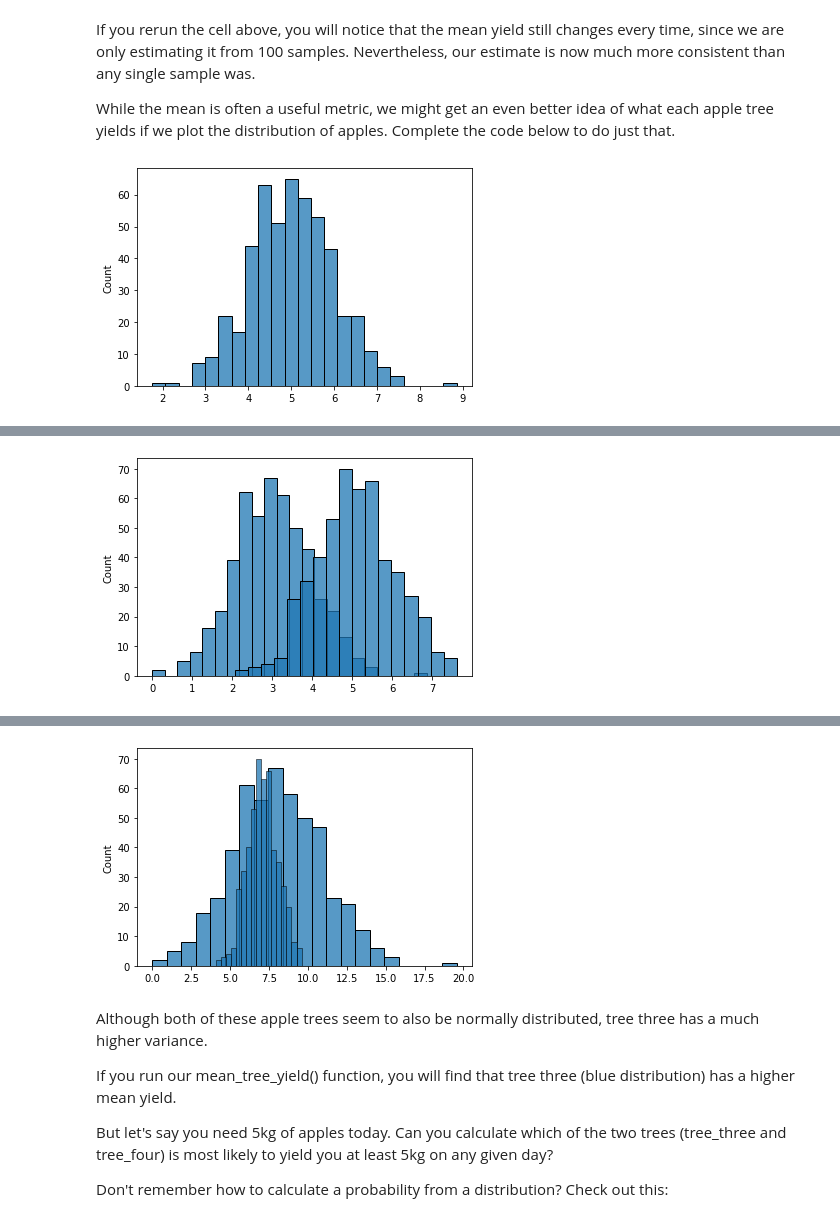
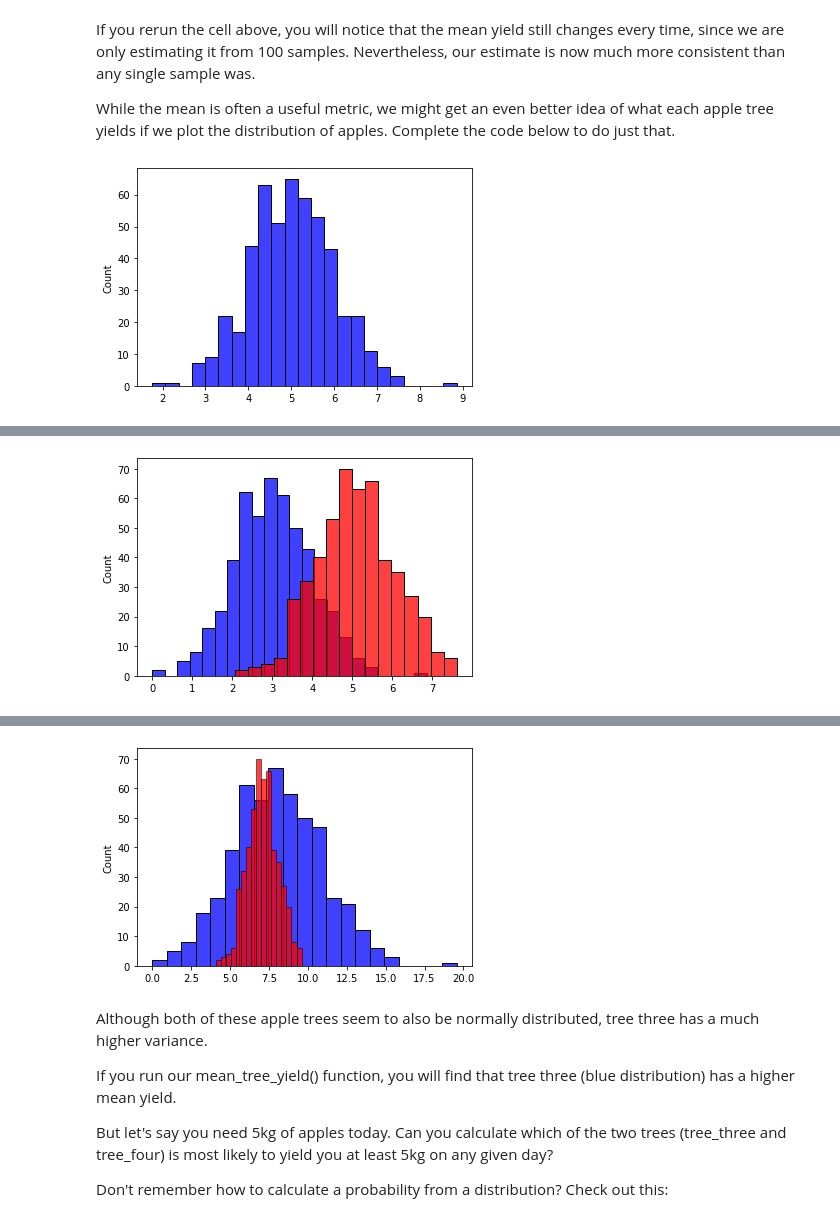
Before and after one commit to mluisab/computational-thinking-week-individual-14201089, a Jupyter notebook: challenge_foraging/challenge_foraging_robot.ipynb, the cells around one changed output, grey strips where cells are left out. Drawn from its saved outputs; the diff is of its cells as text; code cells hidden in the pictures.

```diff
--- a/challenge_foraging/challenge_foraging_robot.ipynb
+++ b/challenge_foraging/challenge_foraging_robot.ipynb
@@ -104,25 +104,25 @@ While the mean is often a useful metric, we might get an even better idea of wha
 # %%
 def plot_distribution(samples, color='blue') -> None:
     """ Plots the distribution of collected samples.
 
     Args:
         samples: A list of samples from a distribution.
         color: Name of the color in which to draw the distribution
     """
-    sns.histplot(samples)
+    sns.histplot(samples, color = color)
     # Hint: Use the histplot function of seaborn (imported as sns)
     ...
     return None
 
 
 
 # Set random seed so output matches the expected output
 np.random.seed(42)
 # Collect from a tree 500 times
 samples = [forageBot.forage(tree_two) for i in range(500)]
 plot_distribution(samples)
 # %% [output]
-[figure, old version]
+[figure, new version]
 # %% [markdown]
 You should generate this image:
 
@@ -141,7 +141,7 @@ samples_two = [forageBot.forage(tree_two) for i in range(500)]
 plot_distribution(samples_one, color='blue')
 plot_distribution(samples_two, color='red')
 # %% [output]
-[figure, old version]
+[figure, new version]
 # %% [markdown]
 You should generate this image:
 
@@ -165,7 +165,7 @@ samples_four = [forageBot.forage(tree_four) for i in range(500)]
 plot_distribution(samples_three, color='blue')
 plot_distribution(samples_four, color='red')
 # %% [output]
-[figure, old version]
+[figure, new version]
 # %% [markdown]
 Although both of these apple trees seem to also be normally distributed, tree three has a much higher variance.
 
```
Also changed, not shown: parts of 6 cells of this notebook, 2 other files.
